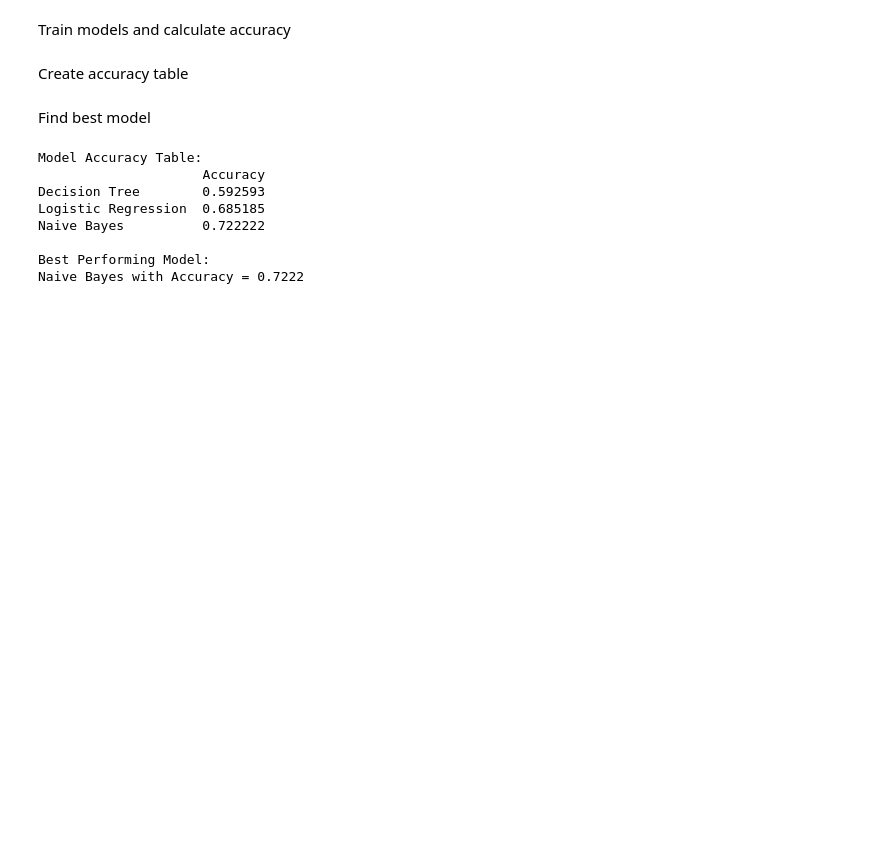
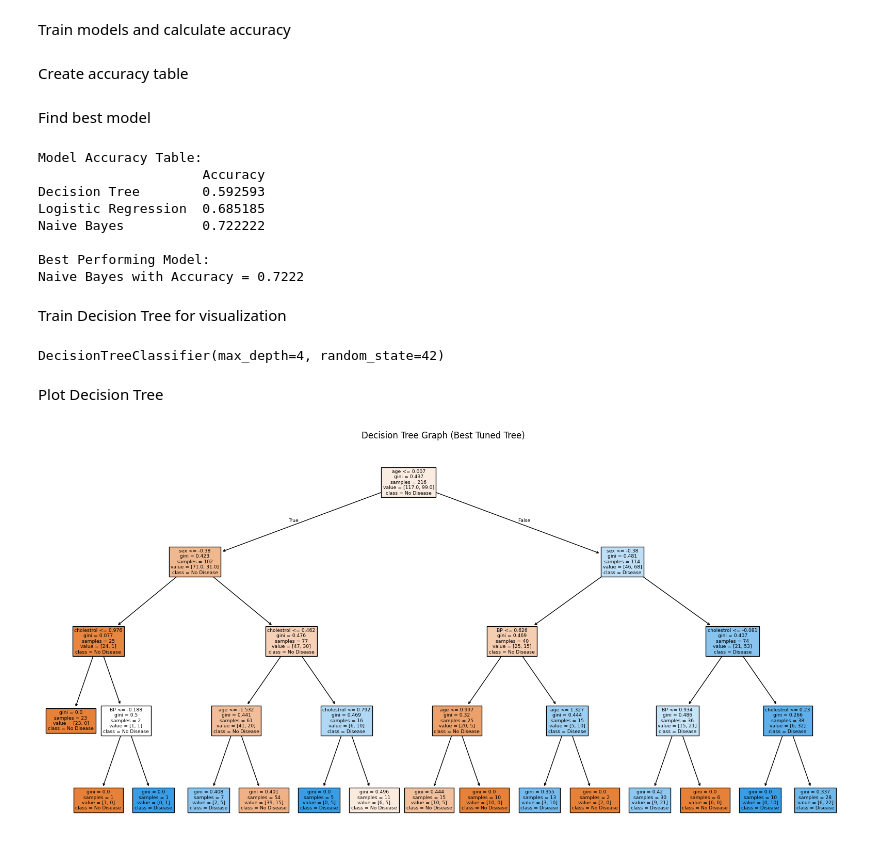
Before and after one commit to FAYASISMAEL/AI-ML-Visualization-Files, a Jupyter notebook: BestAccuracyDecisionTree.ipynb, the cells around one changed output. Cells and saved outputs as stored; diff of their text form; code cells hidden in the pictures; blank space fills up the shorter version.

```diff
--- a/BestAccuracyDecisionTree.ipynb
+++ b/BestAccuracyDecisionTree.ipynb
@@ -78,3 +79,24 @@ Naive Bayes          0.722222
 
 Best Performing Model:
 Naive Bayes with Accuracy = 0.7222
+# %% [markdown]
+Train Decision Tree for visualization
+# %%
+dt_best = DecisionTreeClassifier(max_depth=4, random_state=42)
+dt_best.fit(X_train, y_train)
+# %% [output]
+DecisionTreeClassifier(max_depth=4, random_state=42)
+# %% [markdown]
+Plot Decision Tree
+# %%
+plt.figure(figsize=(20, 10))
+plot_tree(
+    dt_best,
+    feature_names=X.columns,
+    class_names=["No Disease", "Disease"],
+    filled=True
+)
+plt.title("Decision Tree Graph (Best Tuned Tree)")
+plt.show()
+# %% [output]
+[figure, added]
```
Also changed, not shown: parts of 1 cell of this notebook.
